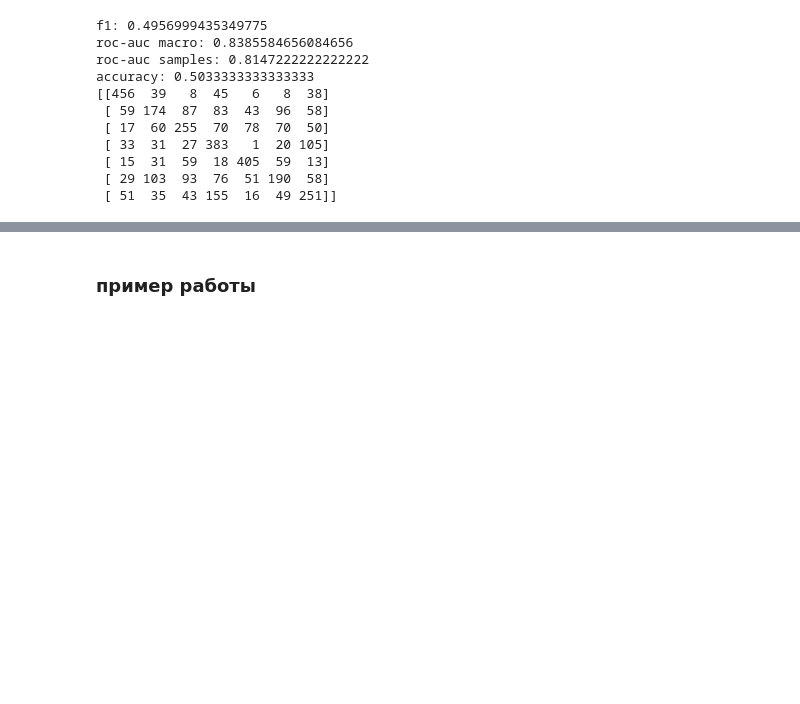
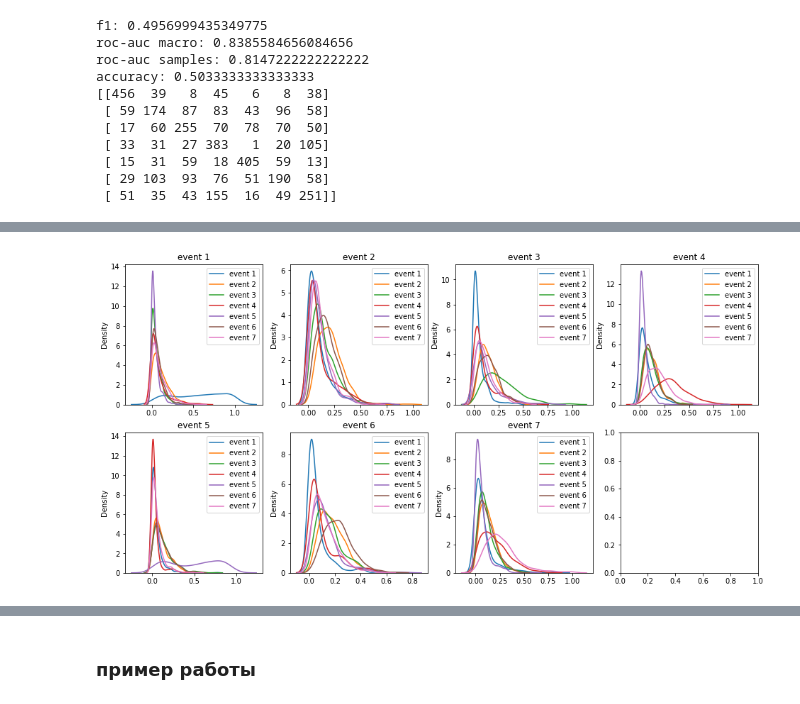
Before and after one commit to iuliivasilev/sys-ttf, a Jupyter notebook: loans_model.ipynb, the cells around one changed output, grey strips where cells are left out. Cells and saved outputs as stored; diff of their text form; code cells hidden in the pictures; blank space fills up the shorter version.

```diff
--- a/loans_model.ipynb
+++ b/loans_model.ipynb
@@ -1400,0 +1959,10 @@ accuracy: 0.5033333333333333
+# %%
+_, ax = plt.subplots(2, 4, figsize=(16, 8))
+for i in range(7):
+    x, y = i % 4, i // 4
+    ax[y][x].set_title(f'event {i+1}')
+    for j in range(7):
+        sns.kdeplot(data=probs[j, y_test.event==(i+1)], ax=ax[y][x], label=f'event {j+1}')
+    ax[y][x].legend()
+# %% [output]
+[figure, added]
```
Also changed, not shown: parts of 33 cells of this notebook.
